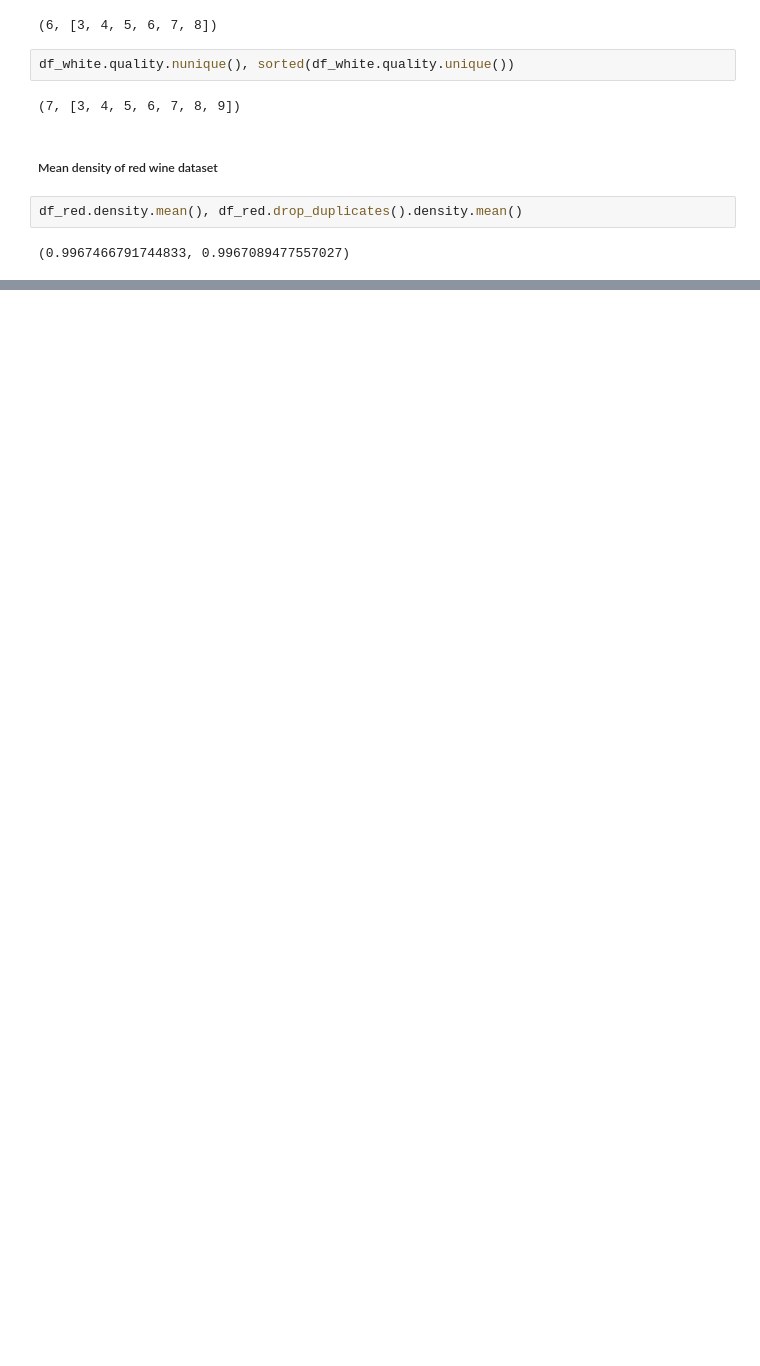
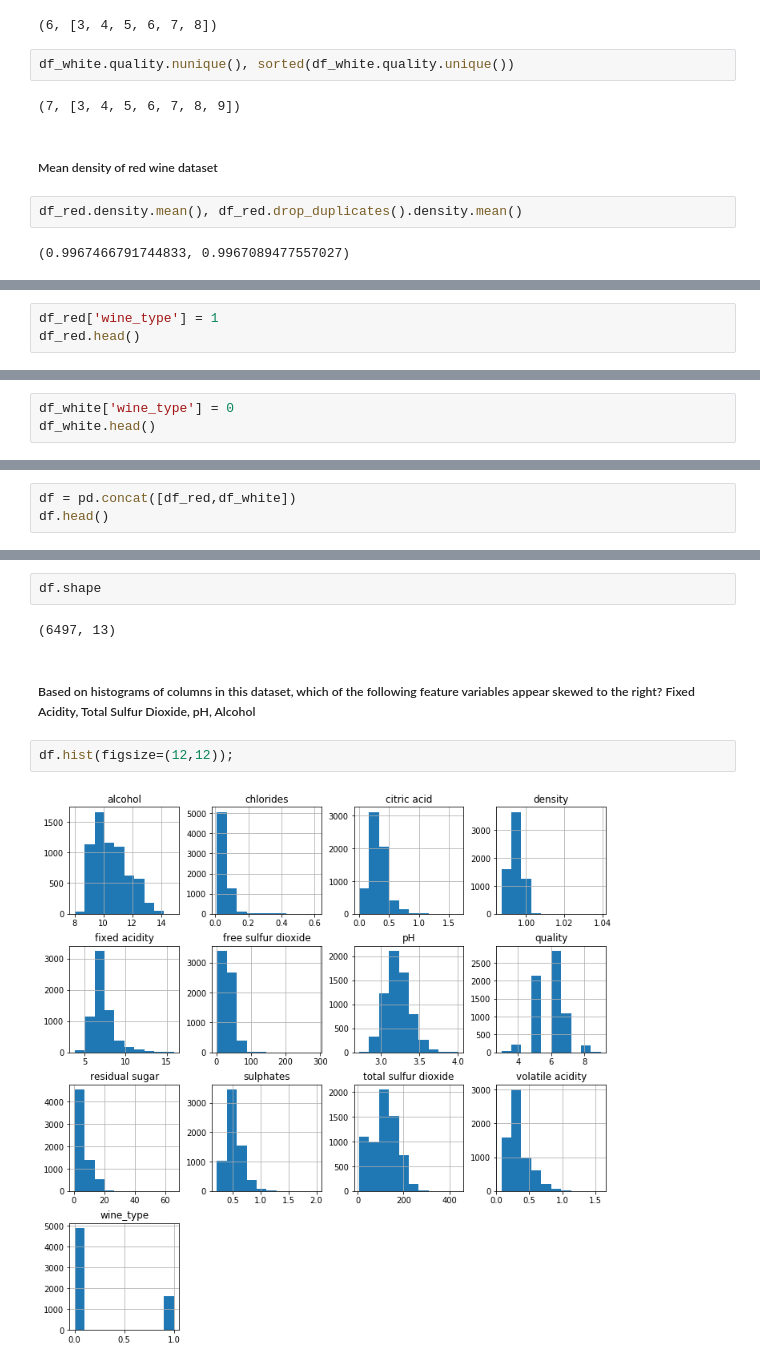
Before and after one commit to PadmarajBhat/DataAnalyst-1, a Jupyter notebook: The Data Analysis Process/Data Analysis Process Notes.ipynb, the cells around one changed output, grey strips where cells are left out. Drawn from its saved outputs; the diff is of its cells as text; blank space fills up the shorter version.

```diff
--- a/The Data Analysis Process/Data Analysis Process Notes.ipynb
+++ b/The Data Analysis Process/Data Analysis Process Notes.ipynb
@@ -262,0 +265,3 @@ df_red.density.mean(), df_red.drop_duplicates().density.mean()
+# %%
+df_red['wine_type'] = 1
+df_red.head()
@@ -262,0 +275,3 @@ df_red.density.mean(), df_red.drop_duplicates().density.mean()
+# %%
+df_white['wine_type'] = 0
+df_white.head()
@@ -262,0 +290,3 @@ df_red.density.mean(), df_red.drop_duplicates().density.mean()
+# %%
+df = pd.concat([df_red,df_white])
+df.head()
@@ -262,0 +300,10 @@ df_red.density.mean(), df_red.drop_duplicates().density.mean()
+# %%
+df.shape
+# %% [output]
+(6497, 13)
+# %% [markdown]
+##### Based on histograms of columns in this dataset, which of the following feature variables appear skewed to the right? Fixed Acidity, Total Sulfur Dioxide, pH, Alcohol
+# %%
+df.hist(figsize=(12,12));
+# %% [output]
+[figure, added]
```
Also changed, not shown: parts of 18 cells of this notebook.
